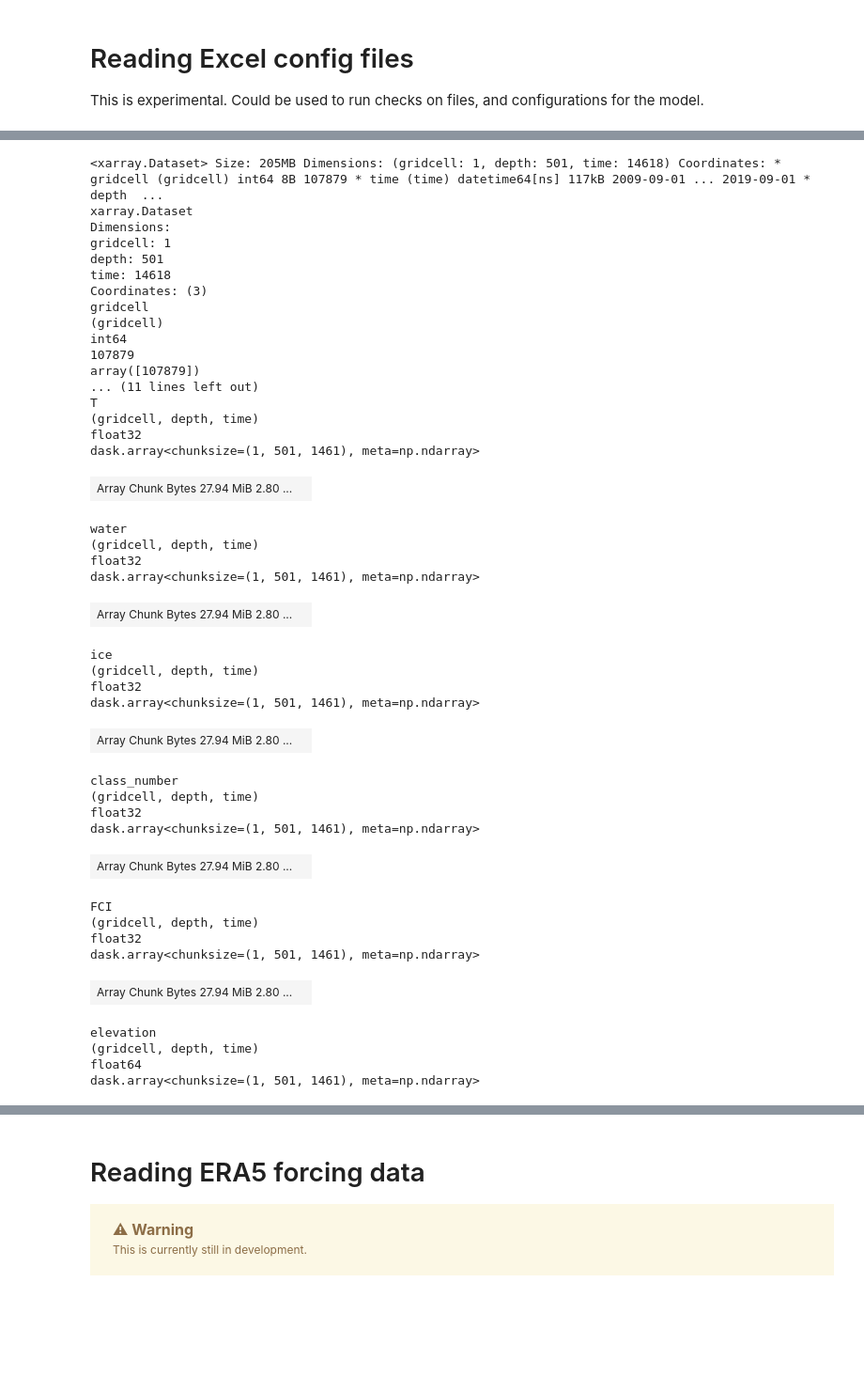
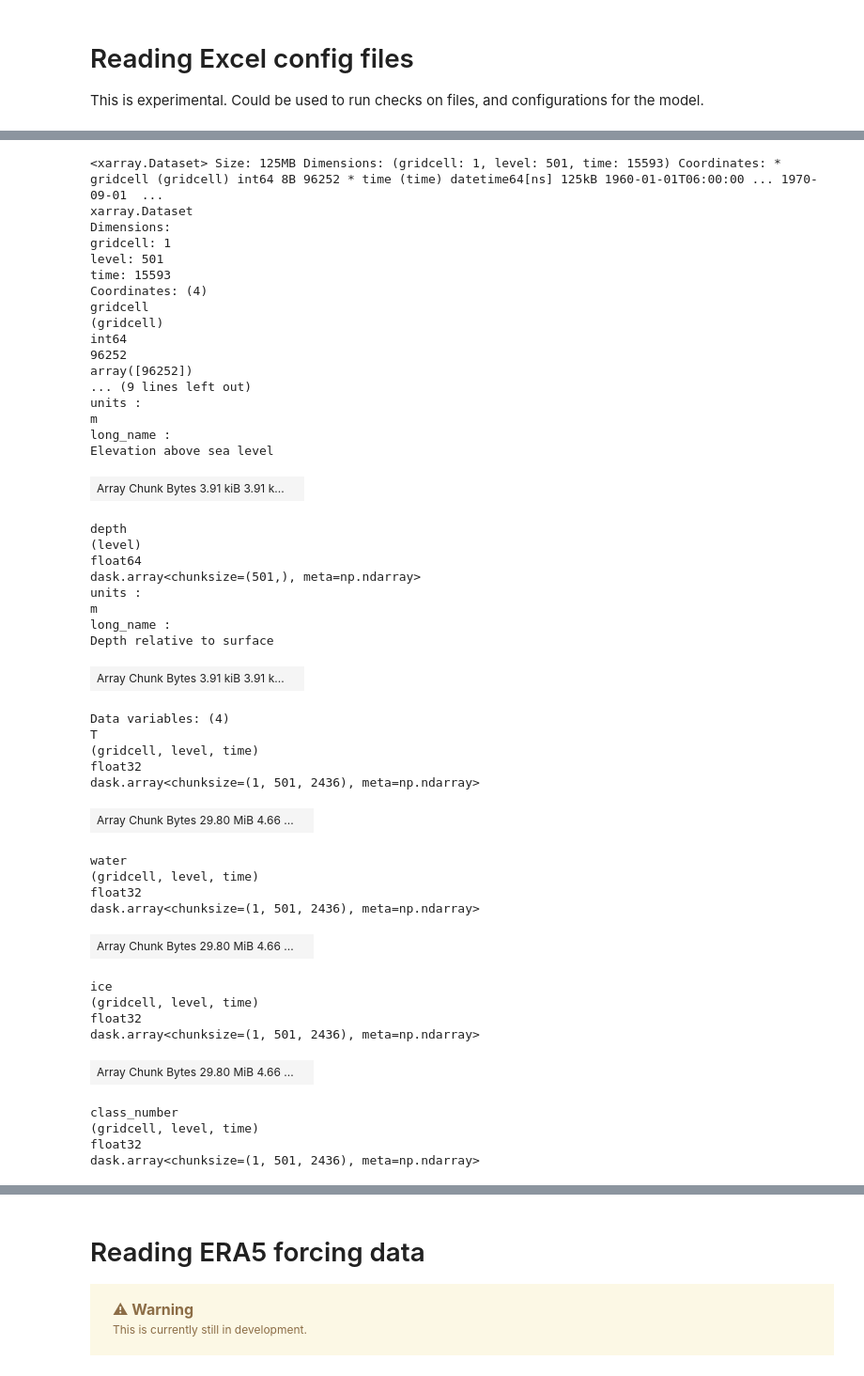
Before and after one commit to lukegre/CryoGrid-pyTools, a Jupyter notebook: demo.ipynb, the cells around one changed output, grey strips where cells are left out. Shown at 94% size. Cells and saved outputs as stored; diff of their text form; code cells hidden in the pictures; blank space fills up the shorter version.

```diff
--- a/demo.ipynb
+++ b/demo.ipynb
@@ -75,6 +76,6 @@ filename :
 # %%
-fname_profiles = "/Users/luke/Work/PAMIR/CryoGrid/runs/abramov-large_area-strat/output/k100/strat_107879_201*.mat"
-out = cg.read_OUT_regridded_FCI2_clusters(fname_profiles, deepest_point=-20)
-out
+fname_profiles = '/Users/luke/Git/CryoGrid-run-manager/runs/abramov-OUT_regridded/output/abramov-OUT_regridded_96252_*.mat'
+
+out = cg.read_OUT_regridded_clusters(fname_profiles, deepest_point=-20)
 # %% [output]
 [Parallel(n_jobs=-1)]: Using backend ThreadingBackend with 8 concurrent workers.
@@ -248,5 +197,5 @@ config = cg.CryoGridConfigExcel(fname_excel, check_file_paths=True, check_strat_
 # %%
 deepest_point = -config.get_output_max_depth()  # this can be used to find the maximum depth of the output
-cg.read_OUT_regridded_FCI2_clusters(fname_profiles, deepest_point)
+cg.read_OUT_regridded_clusters(fname_profiles, deepest_point)
 # %% [output]
 [Parallel(n_jobs=-1)]: Using backend ThreadingBackend with 8 concurrent workers.
@@ -255,42 +204,47 @@ cg.read_OUT_regridded_FCI2_clusters(fname_profiles, deepest_point)
-<xarray.Dataset> Size: 205MB Dimensions: (gridcell: 1, depth: 501, time: 14618) Coordinates: * gridcell (gridcell) int64 8B 107879 * time (time) datetime64[ns] 117kB 2009-09-01 ... 2019-09-01 * depth  ...
+<xarray.Dataset> Size: 125MB Dimensions: (gridcell: 1, level: 501, time: 15593) Coordinates: * gridcell (gridcell) int64 8B 96252 * time (time) datetime64[ns] 125kB 1960-01-01T06:00:00 ... 1970-09-01  ...
 xarray.Dataset
 Dimensions:
 gridcell: 1
-depth: 501
-time: 14618
-Coordinates: (3)
+level: 501
+time: 15593
+Coordinates: (4)
 gridcell
 (gridcell)
 int64
-107879
-array([107879])
-... (11 lines left out)
-T
-(gridcell, depth, time)
-float32
-dask.array<chunksize=(1, 501, 1461), meta=np.ndarray>
+96252
+array([96252])
+... (9 lines left out)
+units :
+m
+long_name :
+Elevation above sea level
-| Array Chunk Bytes 27.94 MiB 2.80 ... |  |
+| Array Chunk Bytes 3.91 kiB 3.91 k... |  |
-water
-(gridcell, depth, time)
-float32
-dask.array<chunksize=(1, 501, 1461), meta=np.ndarray>
+depth
+(level)
+float64
+dask.array<chunksize=(501,), meta=np.ndarray>
+units :
+m
+long_name :
+Depth relative to surface
-| Array Chunk Bytes 27.94 MiB 2.80 ... |  |
+| Array Chunk Bytes 3.91 kiB 3.91 k... |  |
-ice
-(gridcell, depth, time)
+Data variables: (4)
+T
+(gridcell, level, time)
 float32
-dask.array<chunksize=(1, 501, 1461), meta=np.ndarray>
+dask.array<chunksize=(1, 501, 2436), meta=np.ndarray>
-| Array Chunk Bytes 27.94 MiB 2.80 ... |  |
+| Array Chunk Bytes 29.80 MiB 4.66 ... |  |
-class_number
-(gridcell, depth, time)
+water
+(gridcell, level, time)
 float32
-dask.array<chunksize=(1, 501, 1461), meta=np.ndarray>
+dask.array<chunksize=(1, 501, 2436), meta=np.ndarray>
-| Array Chunk Bytes 27.94 MiB 2.80 ... |  |
+| Array Chunk Bytes 29.80 MiB 4.66 ... |  |
-FCI
-(gridcell, depth, time)
+ice
+(gridcell, level, time)
 float32
-dask.array<chunksize=(1, 501, 1461), meta=np.ndarray>
+dask.array<chunksize=(1, 501, 2436), meta=np.ndarray>
-| Array Chunk Bytes 27.94 MiB 2.80 ... |  |
+| Array Chunk Bytes 29.80 MiB 4.66 ... |  |
-elevation
-(gridcell, depth, time)
-float64
-dask.array<chunksize=(1, 501, 1461), meta=np.ndarray>
+class_number
+(gridcell, level, time)
+float32
+dask.array<chunksize=(1, 501, 2436), meta=np.ndarray>
```
Also changed, not shown: parts of 8 cells of this notebook, 7 other files.
